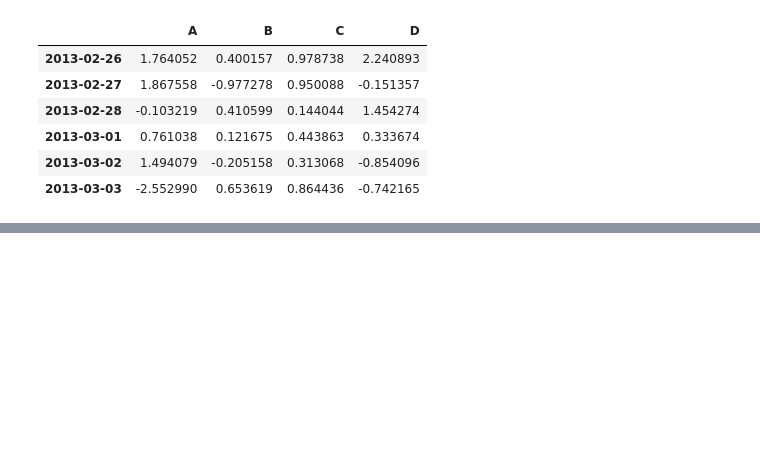
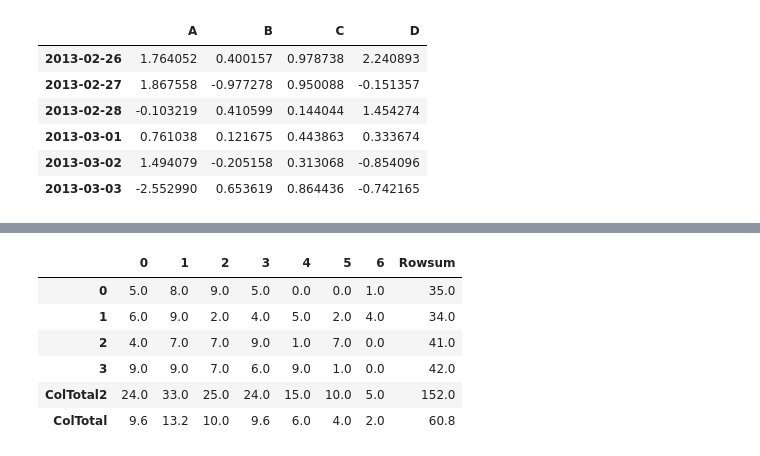
Before and after one commit to beongchang0423/python_basic, a Jupyter notebook: 6.Basic_Pandas.ipynb, the cells around one changed output, grey strips where cells are left out. Drawn from its saved outputs; the diff is of its cells as text; code cells hidden in the pictures; blank space fills up the shorter version.

```diff
--- a/6.Basic_Pandas.ipynb
+++ b/6.Basic_Pandas.ipynb
@@ -394,0 +835,9 @@ pd.DataFrame(value,index = pd.date_range("20130226",periods=6),columns =list('AB
+# %%
+np.random.seed(1)
+df2 = pd.DataFrame(np.random.randint(10 ,size = (4,8)))
+print(df2)
+print(df2.sum(axis=1))
+df2['Rowsum'] = df2.sum(axis=1)
+print(df2)
+df2.loc['ColTotal2'] = df2.sum()
+df2
@@ -394,0 +866,12 @@ pd.DataFrame(value,index = pd.date_range("20130226",periods=6),columns =list('AB
+# %%
+del df2[7]
+df2.loc['ColTotal'] = df2.mean()
+df2
+# %% [output]
+|  | 0 | 1 | 2 | 3 | 4 | 5 | 6 | Rowsum |
+| 0 | 5.0 | 8.0 | 9.0 | 5.0 | 0.0 | 0.0 | 1.0 | 35.0 |
+| 1 | 6.0 | 9.0 | 2.0 | 4.0 | 5.0 | 2.0 | 4.0 | 34.0 |
+| 2 | 4.0 | 7.0 | 7.0 | 9.0 | 1.0 | 7.0 | 0.0 | 41.0 |
+| 3 | 9.0 | 9.0 | 7.0 | 6.0 | 9.0 | 1.0 | 0.0 | 42.0 |
+| ColTotal2 | 24.0 | 33.0 | 25.0 | 24.0 | 15.0 | 10.0 | 5.0 | 152.0 |
+| ColTotal | 9.6 | 13.2 | 10.0 | 9.6 | 6.0 | 4.0 | 2.0 | 60.8 |
```
Also changed, not shown: parts of 63 cells of this notebook, 9 other files.
